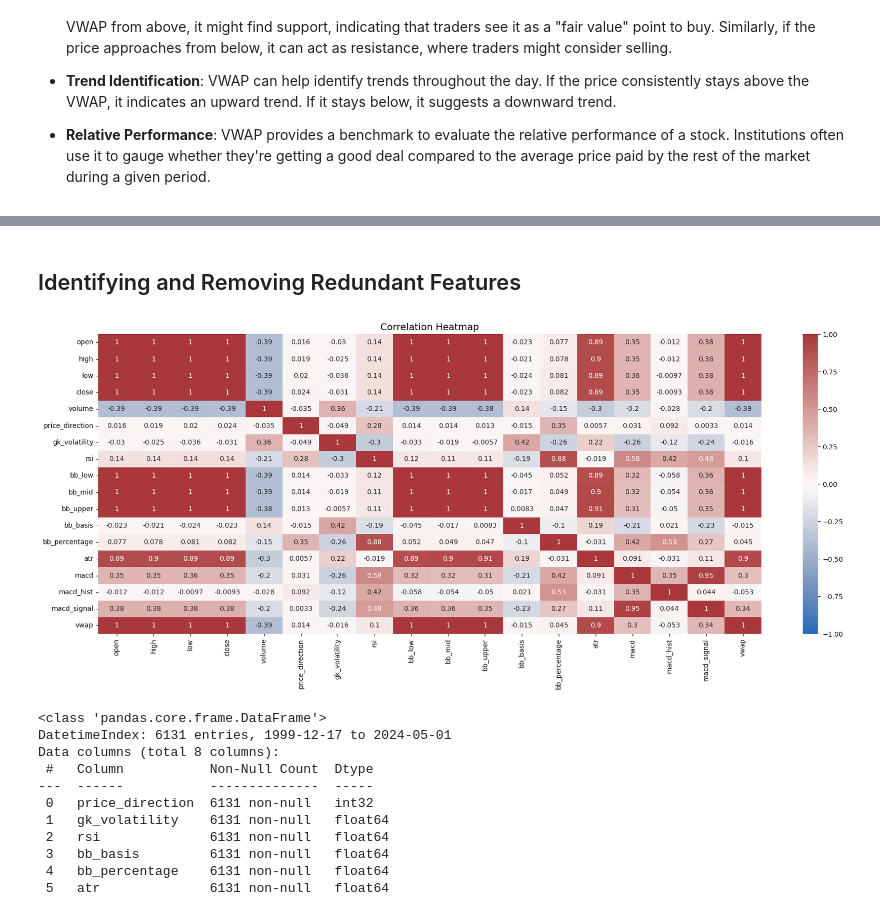
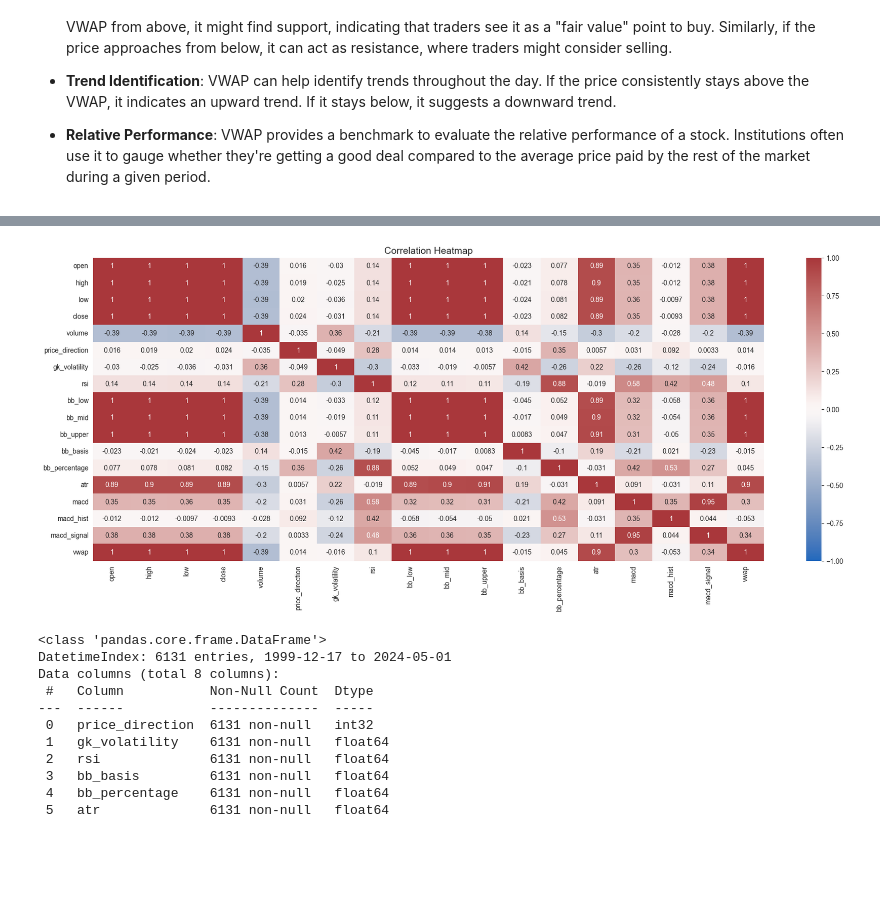
Before and after one commit to a-elgohary/algorithmic_trading, a Jupyter notebook: algorithmic_trading.ipynb, the cells around one changed output, grey strips where cells are left out. Drawn from its saved outputs; the diff is of its cells as text; code cells hidden in the pictures; blank space fills up the shorter version.

```diff
--- a/algorithmic_trading.ipynb
+++ b/algorithmic_trading.ipynb
@@ -807,24 +783,22 @@ dtype: int64
-# %% [markdown]
-## Identifying and Removing Redundant Features
 # %%
 # Set figure size
 plt.figure(figsize=(22, 8))
-
+sns.set_style("white")
 # Plot Correlation heatmap
 sns.heatmap(df_ml.corr(),
                       vmin=-1,
                       vmax=1,
                       annot=True,
                       cmap=sns.color_palette("vlag", as_cmap=True)
                       )
 
 # Set plot title and labels
 plt.title('Correlation Heatmap', fontsize= 14)
 
 
 plt.show();
 # %% [output]
-[figure, old version]
+[figure, new version]
 # %%
 # List of columns to drop
 drop_cols = ['high', 'low', 'open', 'close', 'volume', 'bb_low', 'bb_upper', 'bb_mid', 'macd_signal', 'macd_hist']
```
Also changed, not shown: parts of 20 cells of this notebook.
